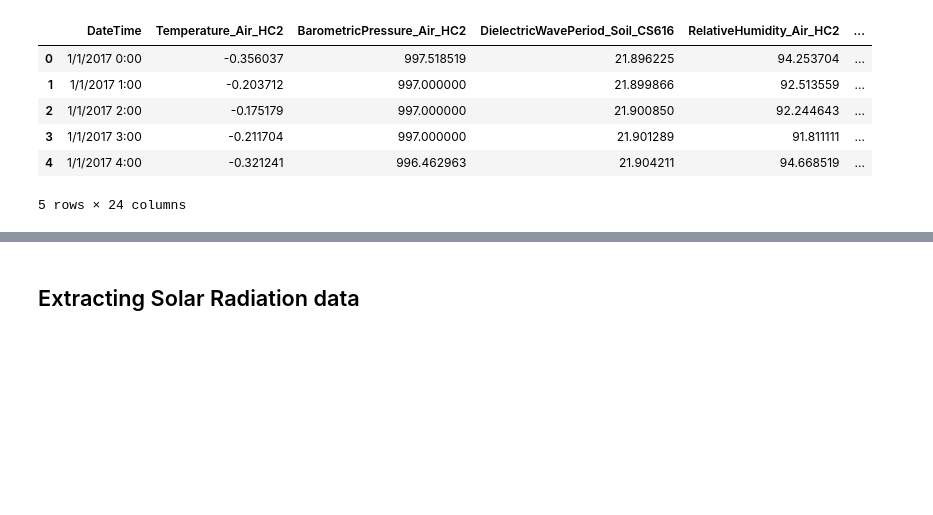
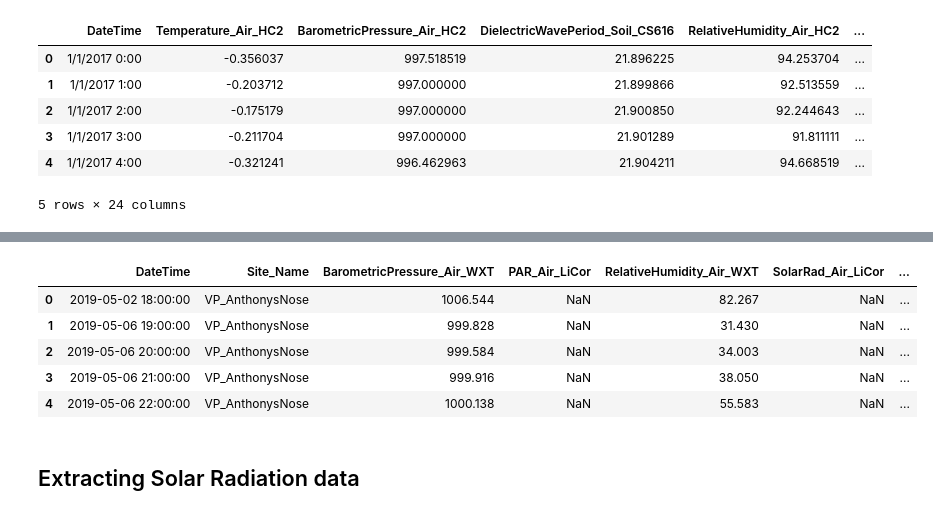
Before and after one commit to anirban-a/JeffersonProject, a Jupyter notebook: solar_radiation_data_wrangle.ipynb, the cells around one changed output, grey strips where cells are left out. Saved outputs shown, nothing was run; the diff lists cells and outputs as text; code cells hidden in the pictures; blank space fills up the shorter version.

Commit message:
Aggregated all solar radiation data

```diff
--- a/solar_radiation_data_wrangle.ipynb
+++ b/solar_radiation_data_wrangle.ipynb
@@ -7,3 +10,5 @@ ws_17 = pd.read_csv(data_path + '2017_JP_WX.csv')
+# %%
+ws_19 = pd.read_csv(data_path + '2019_JP_WX_Level4.csv')
 # %%
 ws_17.head()
 # %% [output]
@@ -19,3 +31,12 @@ Observation: There are several `0` values for `SolarRad_Air_LiCor` sensor data.
+# %%
+ws_19.head()
+# %% [output]
+|  | DateTime | Site_Name | BarometricPressure_Air_WXT | PAR_Air_LiCor | RelativeHumidity_Air_WXT | SolarRad_Air_LiCor | ... |
+| 0 | 2019-05-02 18:00:00 | VP_AnthonysNose | 1006.544 | NaN | 82.267 | NaN | ... |
+| 1 | 2019-05-06 19:00:00 | VP_AnthonysNose | 999.828 | NaN | 31.430 | NaN | ... |
+| 2 | 2019-05-06 20:00:00 | VP_AnthonysNose | 999.584 | NaN | 34.003 | NaN | ... |
+| 3 | 2019-05-06 21:00:00 | VP_AnthonysNose | 999.916 | NaN | 38.050 | NaN | ... |
+| 4 | 2019-05-06 22:00:00 | VP_AnthonysNose | 1000.138 | NaN | 55.583 | NaN | ... |
 # %% [markdown]
 ## Extracting Solar Radiation data
 # %%
```
Also changed, not shown: parts of 38 cells of this notebook.
